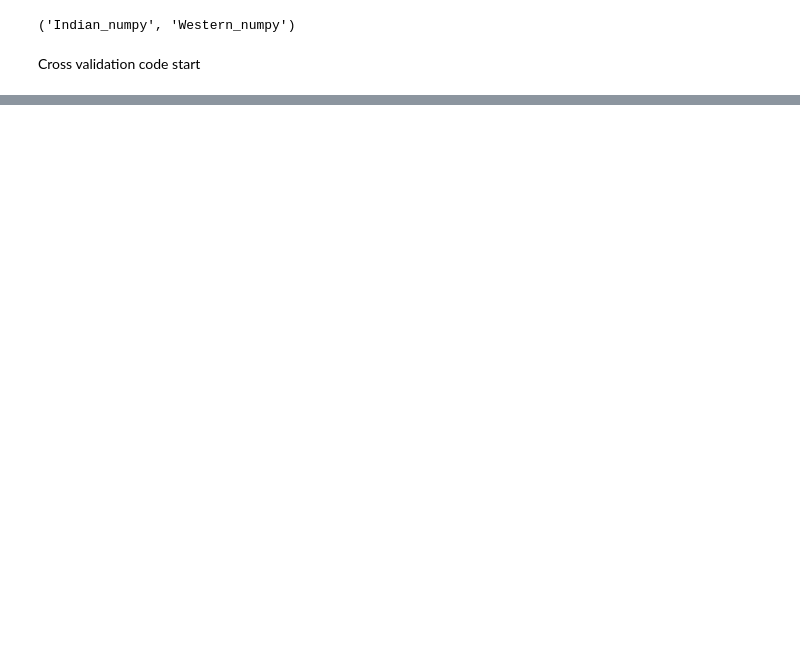
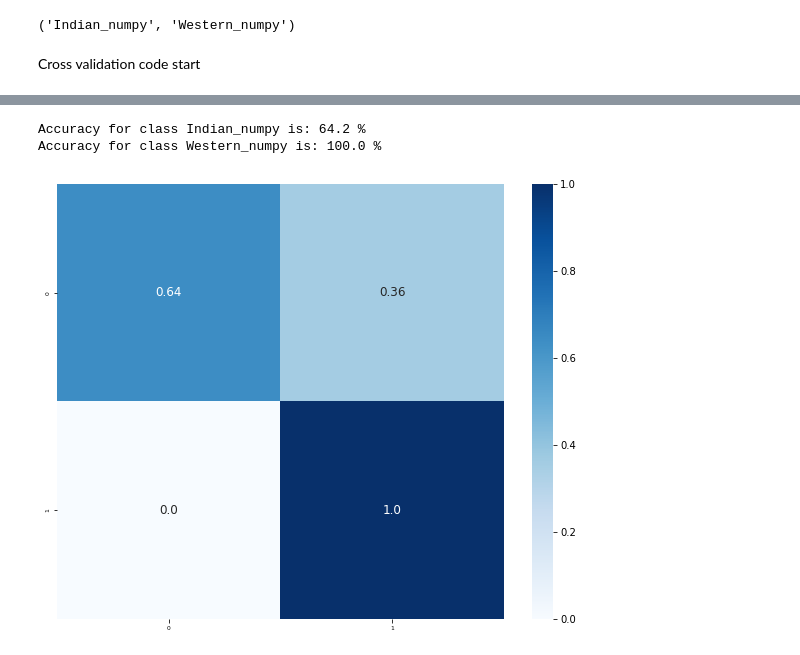
Before and after one commit to agarr3/vajra-new, a Jupyter notebook: WI_SIMPLE_CNN_CLASSIFIER_MEL.ipynb, the cells around one changed output, grey strips where cells are left out. Saved outputs shown, nothing was run; the diff lists cells and outputs as text; code cells hidden in the pictures; blank space fills up the shorter version.

```diff
--- a/WI_SIMPLE_CNN_CLASSIFIER_MEL.ipynb
+++ b/WI_SIMPLE_CNN_CLASSIFIER_MEL.ipynb
@@ -678,0 +716,2 @@ Accuracy for class Western_numpy is: 99.9 %
+# %%
+externalDF['encoded_labels'] = lb.transform(externalDF['label'])
@@ -678,0 +736,64 @@ Accuracy for class Western_numpy is: 99.9 %
+# %%
+ext_dataset = MEL_Dataset_EXT(externalDF,transform)
+extloader = torch.utils.data.DataLoader(ext_dataset, batch_size=batch_size)
+# %%
+dataiter = iter(extloader)
+images, labels, fileNames = dataiter.next()
+arthopod_types = {0: 'Indian_numpy', 1: 'Western_numpy', 2: 'country', 3: 'disco', 4: 'hiphop', 5: 'jazz', 6: 'metal', 7: 'pop', 8: 'reggae', 9: 'rock'}
+# Viewing data examples used for training
+fig, axis = plt.subplots(3, 5, figsize=(15, 10))
+for i, ax in enumerate(axis.flat):
+    with torch.no_grad():
+        image, label = images[i], labels[i]
+        ax.imshow(mel_display(image), interpolation='nearest', aspect='auto') # add image
+        ax.set(title = f"{arthopod_types[label.item()]}") # add label
+# %%
+import seaborn as sns
+correct_pred = {classname: 0 for classname in classes}
+total_pred = {classname: 0 for classname in classes}
+num_classes = len(classes)
+cm = torch.zeros(num_classes, num_classes)
+debugList = []
+
+# again no gradients needed
+with torch.no_grad():
+    for data in extloader:
+        inputs, labels, fileNames = data
+        inputs, labels = inputs.to(device), labels.to(device)
+        outputs = model(inputs)
+        _, predictions = torch.max(outputs, 1)
+        m = nn.Softmax(dim=1)
+        probabilities = m(outputs)
+        probas, __ = torch.max(probabilities, 1)
+        # collect the correct predictions for each class
+        for label, prediction, fileName, prob in zip(labels, predictions, fileNames, probas):
+            if label == prediction:
+                correct_pred[classes[label]] += 1
+                debugList.append([fileName, list(lb.inverse_transform([label.item()]))[0], list(lb.inverse_transform([prediction.item()]))[0], 'Correct', prob.item()])
+            else:
+                debugList.append([fileName, list(lb.inverse_transform([label.item()]))[0], list(lb.inverse_transform([prediction.item()]))[0], 'Not Correct', prob.item()])
+            total_pred[classes[label]] += 1
+            cm[label, prediction] = cm[label, prediction] + 1
+
+# print accuracy for each class
+for classname, correct_count in correct_pred.items():
+    accuracy = 100 * float(correct_count) / total_pred[classname]
+    print("Accuracy for class {:5s} is: {:.1f} %".format(classname,
+                                                   accuracy))
+
+debugDF = pd.DataFrame(debugList, columns=["Song", "Actual category","Precicted", "Preciction", "Preciction Probability"])
+debugDF.to_csv(os.path.join(BASE_PATH, "extTestDebug.csv"))
+
+fig = plt.figure(figsize=(10, 8))
+confusionMatrix = cm.numpy()
+confusionMatrix = confusionMatrix / confusionMatrix.astype(np.float).sum(axis=1, keepdims=True)
+hmap = sns.heatmap(confusionMatrix , annot=True,
+          fmt='.2', cmap='Blues', annot_kws={"size": 12},xticklabels=[0,1], yticklabels=[0,1])
+hmap.set_xticklabels(hmap.get_xmajorticklabels(), fontsize=6)
+hmap.set_yticklabels(hmap.get_ymajorticklabels(), fontsize=6)
+figure = hmap.get_figure()
+plt.show()
+# %% [output]
+Accuracy for class Indian_numpy is: 64.2 %
+Accuracy for class Western_numpy is: 100.0 %
+[figure, added]
```
Also changed, not shown: parts of 13 cells of this notebook.
